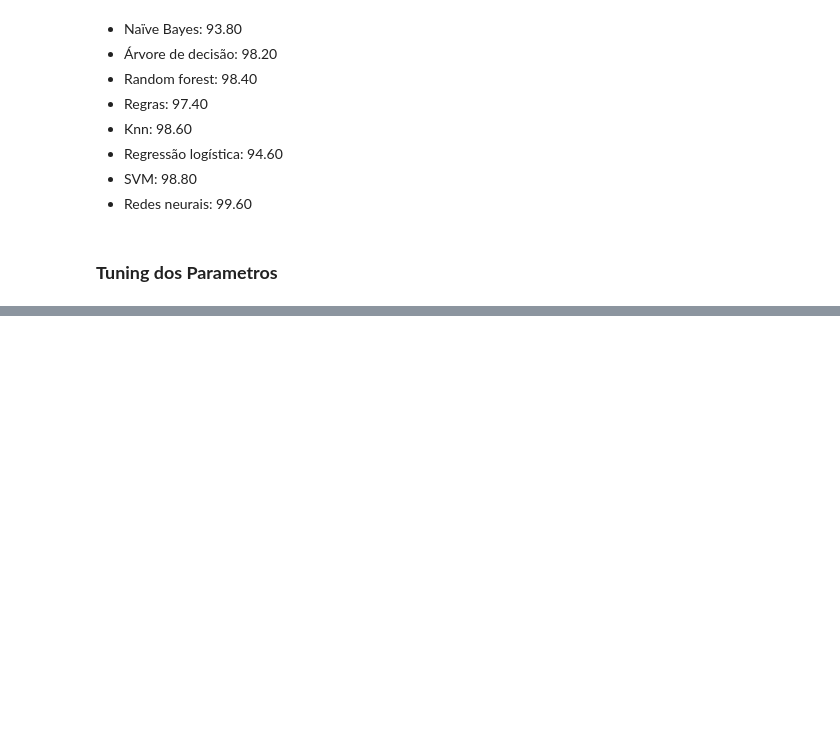
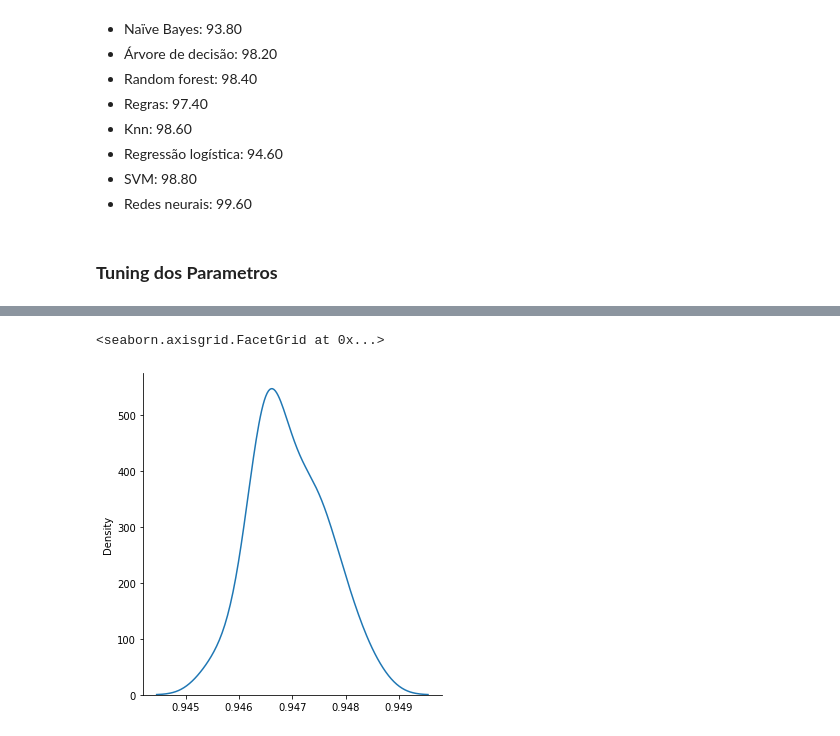
Before and after one commit to WES404/Machine_Learning_udemy, a Jupyter notebook: ML_UDEMY.ipynb, the cells around one changed output, grey strips where cells are left out. Cells and saved outputs as stored; diff of their text form; code cells hidden in the pictures; blank space fills up the shorter version.

```diff
--- a/ML_UDEMY.ipynb
+++ b/ML_UDEMY.ipynb
@@ -1216,0 +1420,5 @@ from sklearn.neural_network import MLPClassifier
+# %%
+sns.displot(resultados_logistica, kind = "kde")
+# %% [output]
+<seaborn.axisgrid.FacetGrid at 0x...>
+[figure, added]
```
Also changed, not shown: parts of 67 cells of this notebook.
